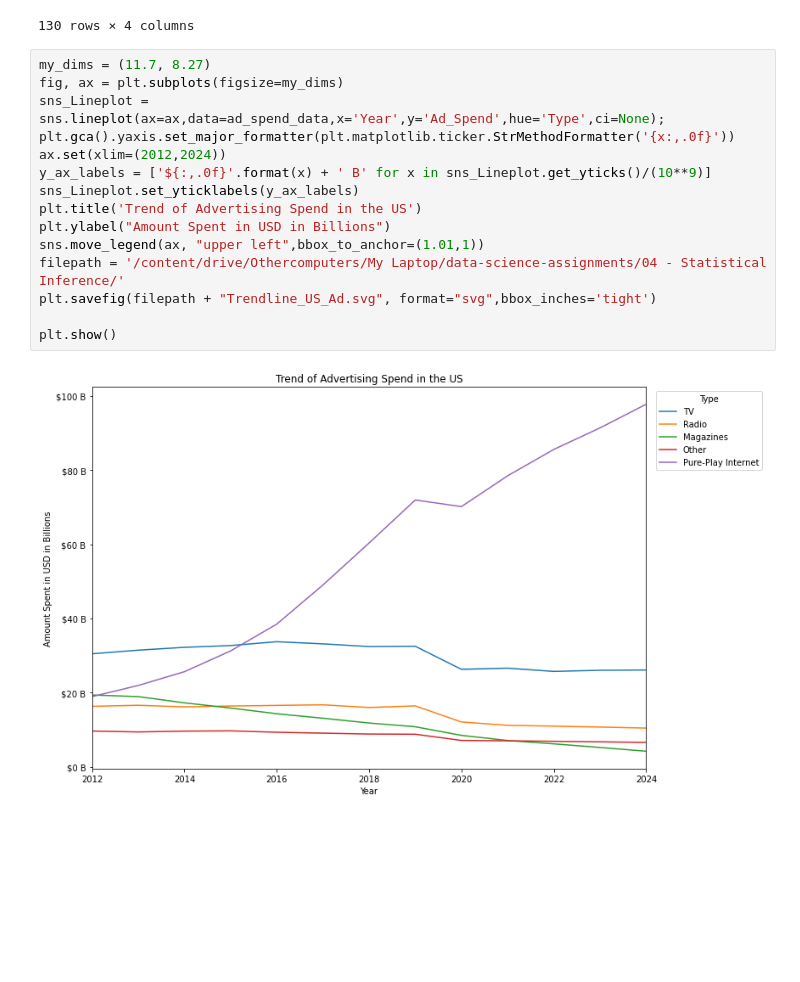
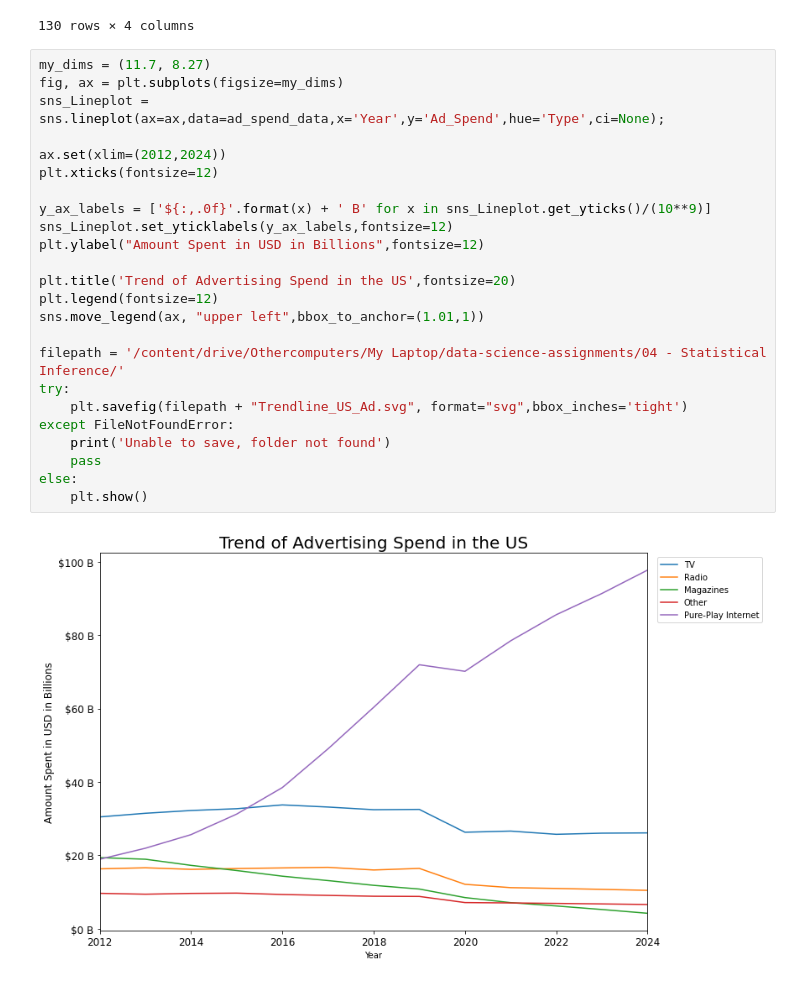
Before and after one commit to michaelakinosho/codingdojo, a Jupyter notebook: data-science-assignments/04 - Statistical Inference/akinosho_michael_Graphing_Exercise.ipynb, the cells around one changed output. Saved outputs shown, nothing was run; the diff lists cells and outputs as text; blank space fills up the shorter version.

```diff
--- a/data-science-assignments/04 - Statistical Inference/akinosho_michael_Graphing_Exercise.ipynb
+++ b/data-science-assignments/04 - Statistical Inference/akinosho_michael_Graphing_Exercise.ipynb
@@ -93,17 +93,26 @@ ad_spend_data
 # %%
 my_dims = (11.7, 8.27)
 fig, ax = plt.subplots(figsize=my_dims)
 sns_Lineplot = sns.lineplot(ax=ax,data=ad_spend_data,x='Year',y='Ad_Spend',hue='Type',ci=None);
-plt.gca().yaxis.set_major_formatter(plt.matplotlib.ticker.StrMethodFormatter('{x:,.0f}'))
+
 ax.set(xlim=(2012,2024))
+plt.xticks(fontsize=12)
+
 y_ax_labels = ['${:,.0f}'.format(x) + ' B' for x in sns_Lineplot.get_yticks()/(10**9)]
-sns_Lineplot.set_yticklabels(y_ax_labels)
-plt.title('Trend of Advertising Spend in the US')
-plt.ylabel("Amount Spent in USD in Billions")
+sns_Lineplot.set_yticklabels(y_ax_labels,fontsize=12)
+plt.ylabel("Amount Spent in USD in Billions",fontsize=12)
+
+plt.title('Trend of Advertising Spend in the US',fontsize=20)
+plt.legend(fontsize=12)
 sns.move_legend(ax, "upper left",bbox_to_anchor=(1.01,1))
+
 filepath = '/content/drive/Othercomputers/My Laptop/data-science-assignments/04 - Statistical Inference/'
-plt.savefig(filepath + "Trendline_US_Ad.svg", format="svg",bbox_inches='tight')
-
-plt.show()
+try:
+    plt.savefig(filepath + "Trendline_US_Ad.svg", format="svg",bbox_inches='tight')
+except FileNotFoundError:
+    print('Unable to save, folder not found')
+    pass
+else:
+    plt.show()
 # %% [output]
-[figure, old version]
+[figure, new version]
```
Also changed, not shown: parts of 2 cells of this notebook, 1 other file.
